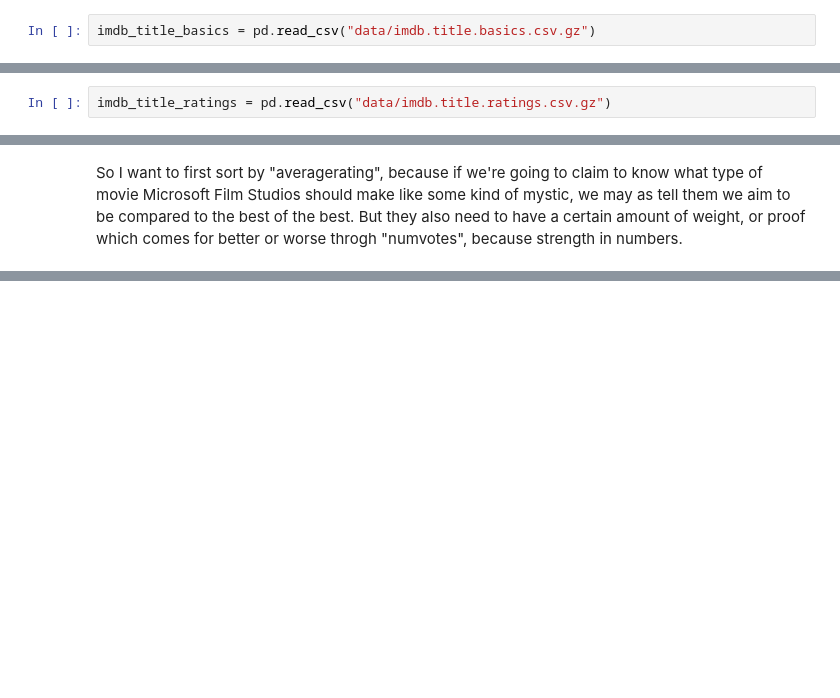
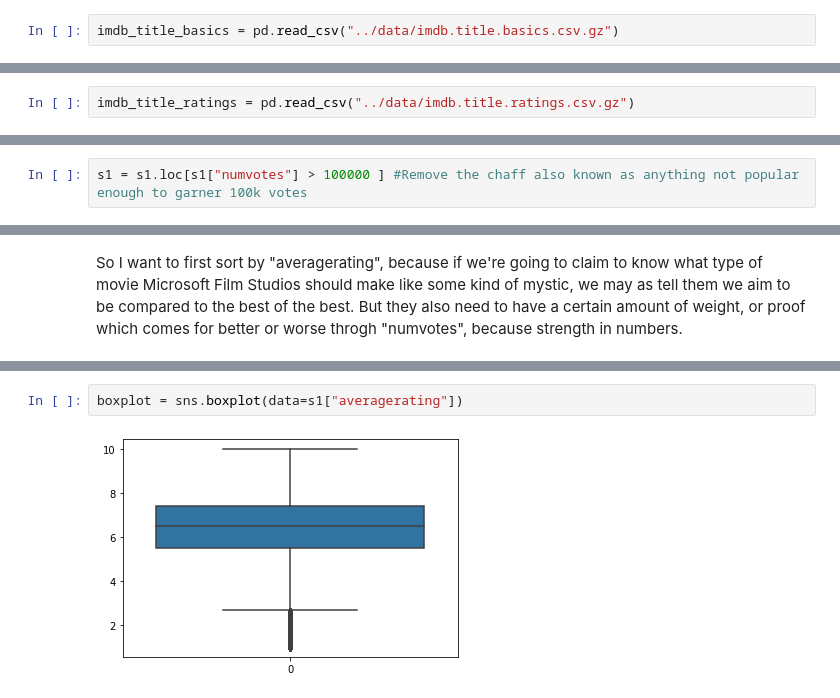
Before and after one commit to anilca-lab/FIS-Mod1-Project, a Jupyter notebook: imported_film_data.ipynb, the cells around one changed output, grey strips where cells are left out. Saved outputs shown, nothing was run; the diff lists cells and outputs as text; blank space fills up the shorter version.

```diff
--- a/imported_film_data.ipynb
+++ b/imported_film_data.ipynb
@@ -9,3 +13,3 @@ imdb_title_akas = pd.read_csv("data/imdb.title.akas.csv.gz")
 # %%
-imdb_title_basics = pd.read_csv("data/imdb.title.basics.csv.gz")
+imdb_title_basics = pd.read_csv("../data/imdb.title.basics.csv.gz")
 # %%
@@ -15,3 +19,3 @@ imdb_title_principals = pd.read_csv("data/imdb.title.principals.csv.gz")
 # %%
-imdb_title_ratings = pd.read_csv("data/imdb.title.ratings.csv.gz")
+imdb_title_ratings = pd.read_csv("../data/imdb.title.ratings.csv.gz")
 # %%
@@ -26,4 +32,6 @@ tn_movie_budgets = pd.read_csv("data/tn.movie_budgets.csv.gz")
 # Creating Lists and Graphs and Things
 # %%
 s1 = pd.merge(imdb_title_basics, imdb_title_ratings, how='inner')
+# %%
+s1 = s1.loc[s1["numvotes"] > 100000 ] #Remove the chaff also known as anything not popular enough to garner 100k votes
 # %%
@@ -81,0 +100,4 @@ type(ratingandname)
+# %%
+boxplot = sns.boxplot(data=s1["averagerating"])
+# %% [output]
+[figure, added]
```
Also changed, not shown: parts of 24 cells of this notebook, 11 other files.
